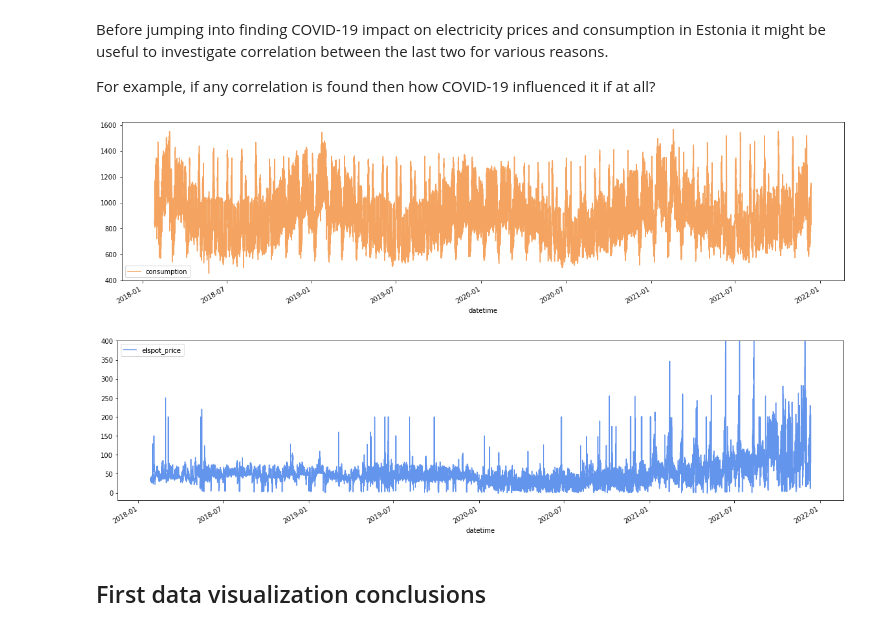
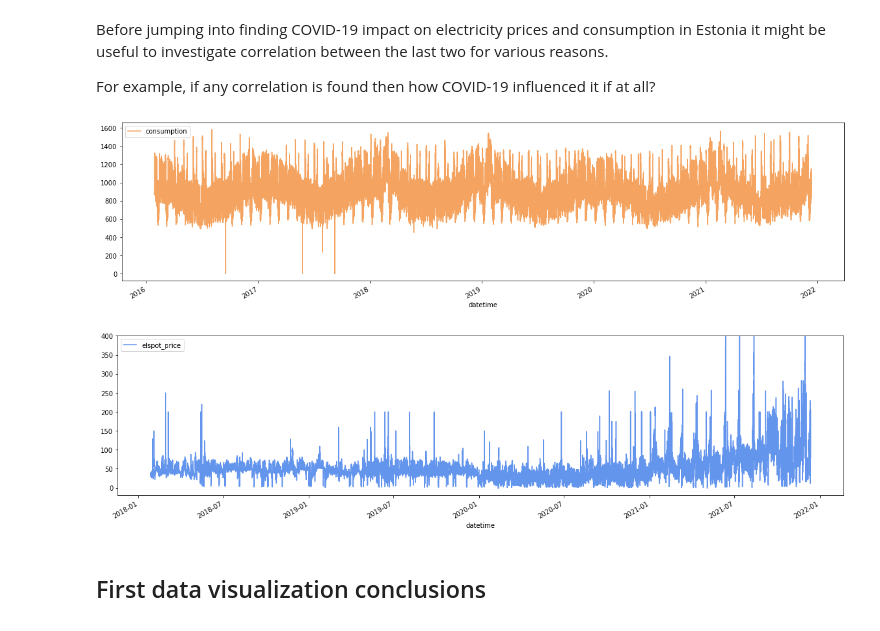
Before and after one commit to Rikuklane/D4-Electricity-Prices, a Jupyter notebook: visualization/covid_impact_on_electricity_prices.ipynb, the cells around one changed output. Drawn from its saved outputs; the diff is of its cells as text; code cells hidden in the pictures.

```diff
--- a/visualization/covid_impact_on_electricity_prices.ipynb
+++ b/visualization/covid_impact_on_electricity_prices.ipynb
@@ -18,18 +21,22 @@ For example, if any correlation is found then how COVID-19 influenced it if at a
+# %%
+# Clean the data
+nordpool.dropna(inplace=True)
+nordpool.drop_duplicates(inplace=True)
 # %%
-# Importing nordpool spot market data
-nordpool = pd.read_csv(os.path.join("data", "processed", "nordpool_estonia.csv"))
-
 # Converting "Date" and "Time" columns into useful datetime objects
 time = pd.to_datetime(nordpool.pop('Date')) + pd.to_timedelta(nordpool.pop('Time'))
 nordpool["datetime"] = time
 nordpool = nordpool.set_index("datetime")
-
-# Plotting the graphs
-consumption = nordpool.drop("elspot_price", axis = 1)["2018-01-27":"2021-12-20"].plot(figsize=(20,5), color="sandybrown");
-prices = nordpool.drop("consumption", axis = 1)["2018-01-27":"2021-12-20"].plot(ylim = (-20, 400), figsize=(20,5), color="cornflowerblue");
-# %% [output]
-[figure, removed]
-[figure, removed]
+# %%
+# Plotting the graphs
+consumption = nordpool.drop("elspot_price", axis = 1)
+prices = nordpool.drop("consumption", axis = 1)
+
+consumption["2016-01-27":"2021-12-20"].plot(figsize=(20,5), color="sandybrown");
+prices["2018-01-27":"2021-12-20"].plot(ylim = (-20, 400), figsize=(20, 5), color="cornflowerblue");
+# %% [output]
+[figure, added]
+[figure, added]
 # %% [markdown]
 ## First data visualization conclusions
 # %% [markdown]
```
Also changed, not shown: parts of 10 cells of this notebook.
